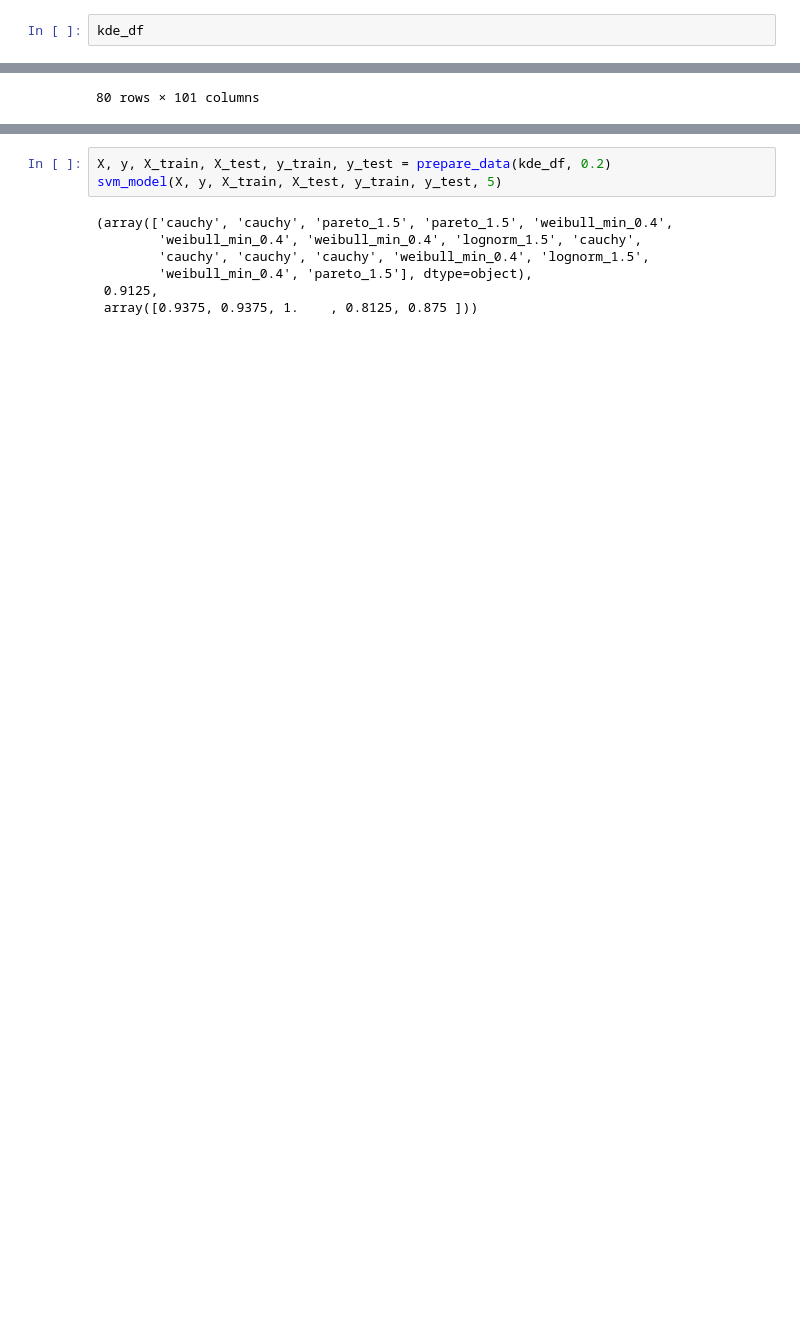
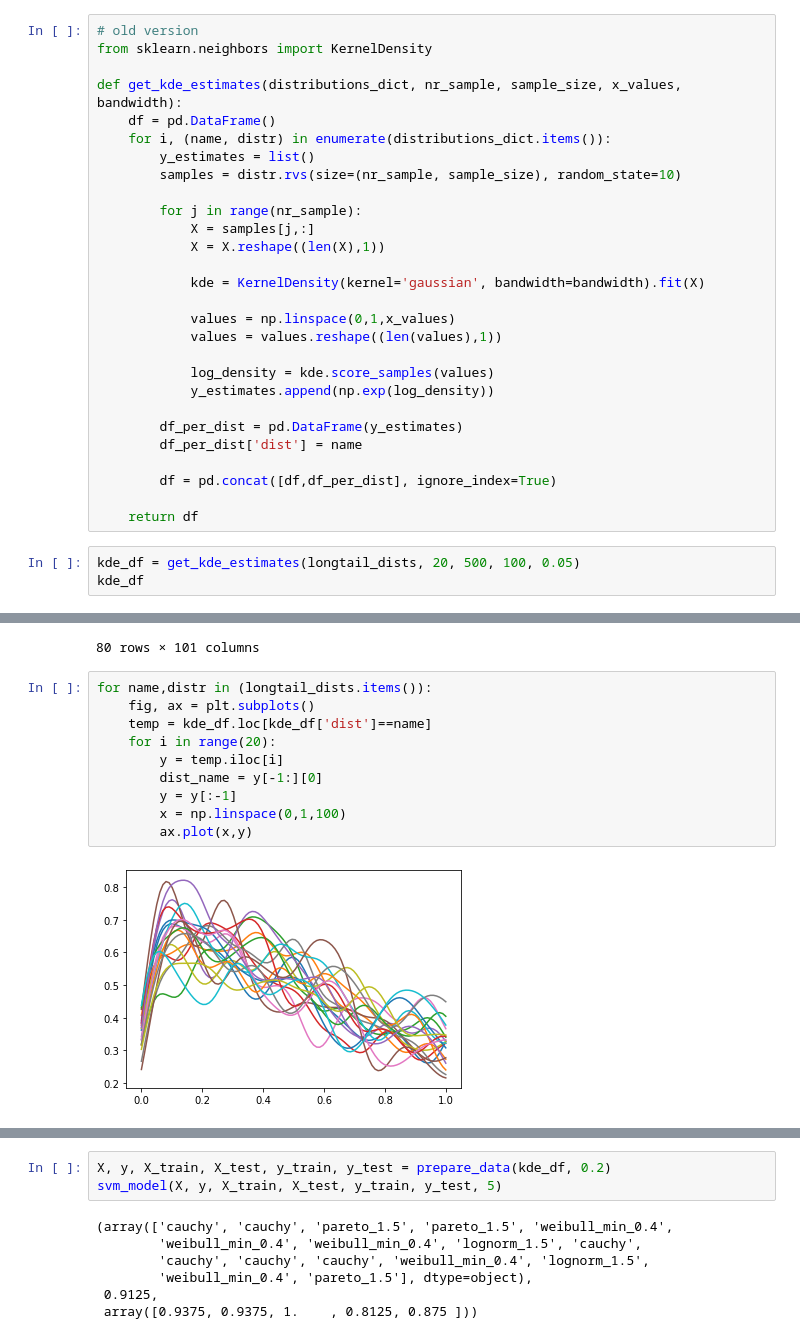
Before and after one commit to sheilafarrahi/thesis, a Jupyter notebook: kde.ipynb, the cells around one changed output, grey strips where cells are left out. Drawn from its saved outputs; the diff is of its cells as text; blank space fills up the shorter version.

```diff
--- a/kde.ipynb
+++ b/kde.ipynb
@@ -154,4 +146,33 @@ for name,distr in (longtail_dists.items()):
+# %%
+# old version
+from sklearn.neighbors import KernelDensity
+
+def get_kde_estimates(distributions_dict, nr_sample, sample_size, x_values, bandwidth):
+    df = pd.DataFrame()
+    for i, (name, distr) in enumerate(distributions_dict.items()):
+        y_estimates = list()
+        samples = distr.rvs(size=(nr_sample, sample_size), random_state=10)
+
+        for j in range(nr_sample):
+            X = samples[j,:]
+            X = X.reshape((len(X),1))
+
+            kde = KernelDensity(kernel='gaussian', bandwidth=bandwidth).fit(X)
+
+            values = np.linspace(0,1,x_values)
+            values = values.reshape((len(values),1))
+
+            log_density = kde.score_samples(values)
+            y_estimates.append(np.exp(log_density))
+
+        df_per_dist = pd.DataFrame(y_estimates)
+        df_per_dist['dist'] = name
+
+        df = pd.concat([df,df_per_dist], ignore_index=True)
+
+    return df
 # %%
+kde_df = get_kde_estimates(longtail_dists, 20, 500, 100, 0.05)
 kde_df
 # %% [output]
 |  | 0 | 1 | 2 | 3 | 4 | 5 | 6 | 7 | 8 | 9 | ... | ... |
@@ -167,3 +188,15 @@ kde_df
 | 78 | 1.972357 | 2.088326 | 2.145937 | 2.144758 | 2.090272 | 1.992565 | 1.864400 | 1.719144 | 1.569013 | 1.423874 | ... | ... |
 | 79 | 2.023347 | 2.137728 | 2.191777 | 2.185279 | 2.123932 | 2.017920 | 1.879914 | 1.723004 | 1.559015 | 1.397478 | ... | ... |
 80 rows × 101 columns
+# %%
+for name,distr in (longtail_dists.items()):
+    fig, ax = plt.subplots()
+    temp = kde_df.loc[kde_df['dist']==name]
+    for i in range(20):
+        y = temp.iloc[i]
+        dist_name = y[-1:][0]
+        y = y[:-1]
+        x = np.linspace(0,1,100)
+        ax.plot(x,y)
+# %% [output]
+[figure, added]
```
Also changed, not shown: parts of 12 cells of this notebook, 4 other files.
